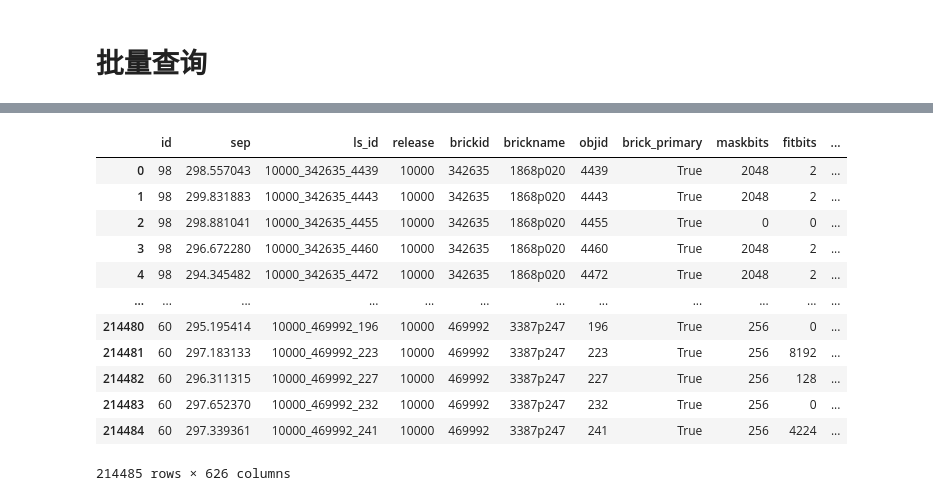
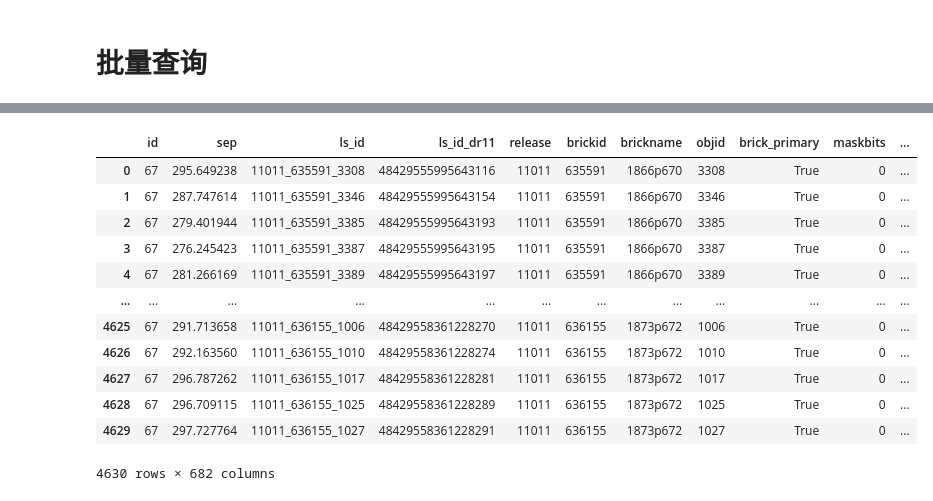
Before and after one commit to astro-zhurui/astrokit, a Jupyter notebook: demo/notebooks/astrokit_demo_legacysurvey.ipynb, the cells around one changed output, grey strips where cells are left out. Cells and saved outputs as stored; diff of their text form; code cells hidden in the pictures.

```diff
--- a/demo/notebooks/astrokit_demo_legacysurvey.ipynb
+++ b/demo/notebooks/astrokit_demo_legacysurvey.ipynb
@@ -1,7 +1,9 @@
 # %%
 import pandas as pd
+import astrokit as ak
+ak.pandas_show_all_columns()
 from astrokit.datasets import LegacySurvey
 
-ls10 = LegacySurvey("/data/rui/Data/legacysurvey")
+ls11 = LegacySurvey("/home/zhurui/Data/legacysurvey")
 # %% [markdown]
 # Check the bricks infomation
@@ -39,3 +54,4 @@ PosixPath('/data/rui/Data/legacysurvey/dr10_south/tractor/000/tractor-0001p000.f
 # %%
-ls10.load_tractor_catalog(brickname='0001p000', release='dr10')
+df= ls11.load_tractor_catalog(brickname='0001m005', region='north')
+df
 # %% [output]
@@ -80,8 +106,8 @@ res_bricks
 # %% [markdown]
 # 批量查询
 # %%
-data = pd.read_csv("/data/rui/Packages/astrokit/demo/data/demo_data_legacysurvey.csv")
-res = ls10.find_bricks_from_list(
+data = pd.read_csv("../data/demo_data_legacysurvey.csv")
+res = ls11.find_bricks_from_list(
     ra=data["ra"],
     dec=data["dec"],
     search_radius=5*60,
@@ -89,4 +115,3 @@ res = ls10.find_bricks_from_list(
     check_file_exists=True,
     show_progress=True
 )
-res
@@ -107,5 +118,5 @@ res
 # %%
-res = ls10.collect_matches(
+res = ls11.collect_matches(
     ra=data["ra"],
     dec=data["dec"],
     search_radius=5*60,
@@ -124,16 +135,16 @@ res = ls10.collect_matches(
 # %%
-res['dr10']
+res['north']
 # %% [output]
-|  | id | sep | ls_id | release | brickid | brickname | objid | brick_primary | maskbits | fitbits | ... |
-| 0 | 98 | 298.557043 | 10000_342635_4439 | 10000 | 342635 | 1868p020 | 4439 | True | 2048 | 2 | ... |
-| 1 | 98 | 299.831883 | 10000_342635_4443 | 10000 | 342635 | 1868p020 | 4443 | True | 2048 | 2 | ... |
-| 2 | 98 | 298.881041 | 10000_342635_4455 | 10000 | 342635 | 1868p020 | 4455 | True | 0 | 0 | ... |
-| 3 | 98 | 296.672280 | 10000_342635_4460 | 10000 | 342635 | 1868p020 | 4460 | True | 2048 | 2 | ... |
-| 4 | 98 | 294.345482 | 10000_342635_4472 | 10000 | 342635 | 1868p020 | 4472 | True | 2048 | 2 | ... |
+|  | id | sep | ls_id | ls_id_dr11 | release | brickid | brickname | objid | brick_primary | maskbits | ... |
+| 0 | 67 | 295.649238 | 11011_635591_3308 | 48429555995643116 | 11011 | 635591 | 1866p670 | 3308 | True | 0 | ... |
+| 1 | 67 | 287.747614 | 11011_635591_3346 | 48429555995643154 | 11011 | 635591 | 1866p670 | 3346 | True | 0 | ... |
+| 2 | 67 | 279.401944 | 11011_635591_3385 | 48429555995643193 | 11011 | 635591 | 1866p670 | 3385 | True | 0 | ... |
+| 3 | 67 | 276.245423 | 11011_635591_3387 | 48429555995643195 | 11011 | 635591 | 1866p670 | 3387 | True | 0 | ... |
+| 4 | 67 | 281.266169 | 11011_635591_3389 | 48429555995643197 | 11011 | 635591 | 1866p670 | 3389 | True | 0 | ... |
 | ... | ... | ... | ... | ... | ... | ... | ... | ... | ... | ... | ... |
-| 214480 | 60 | 295.195414 | 10000_469992_196 | 10000 | 469992 | 3387p247 | 196 | True | 256 | 0 | ... |
-| 214481 | 60 | 297.183133 | 10000_469992_223 | 10000 | 469992 | 3387p247 | 223 | True | 256 | 8192 | ... |
-| 214482 | 60 | 296.311315 | 10000_469992_227 | 10000 | 469992 | 3387p247 | 227 | True | 256 | 128 | ... |
-| 214483 | 60 | 297.652370 | 10000_469992_232 | 10000 | 469992 | 3387p247 | 232 | True | 256 | 0 | ... |
-| 214484 | 60 | 297.339361 | 10000_469992_241 | 10000 | 469992 | 3387p247 | 241 | True | 256 | 4224 | ... |
+| 4625 | 67 | 291.713658 | 11011_636155_1006 | 48429558361228270 | 11011 | 636155 | 1873p672 | 1006 | True | 0 | ... |
+| 4626 | 67 | 292.163560 | 11011_636155_1010 | 48429558361228274 | 11011 | 636155 | 1873p672 | 1010 | True | 0 | ... |
+| 4627 | 67 | 296.787262 | 11011_636155_1017 | 48429558361228281 | 11011 | 636155 | 1873p672 | 1017 | True | 0 | ... |
+| 4628 | 67 | 296.709115 | 11011_636155_1025 | 48429558361228289 | 11011 | 636155 | 1873p672 | 1025 | True | 0 | ... |
+| 4629 | 67 | 297.727764 | 11011_636155_1027 | 48429558361228291 | 11011 | 636155 | 1873p672 | 1027 | True | 0 | ... |
-214485 rows × 626 columns
+4630 rows × 682 columns
```
Also changed, not shown: parts of 11 cells of this notebook, 2 other files.
